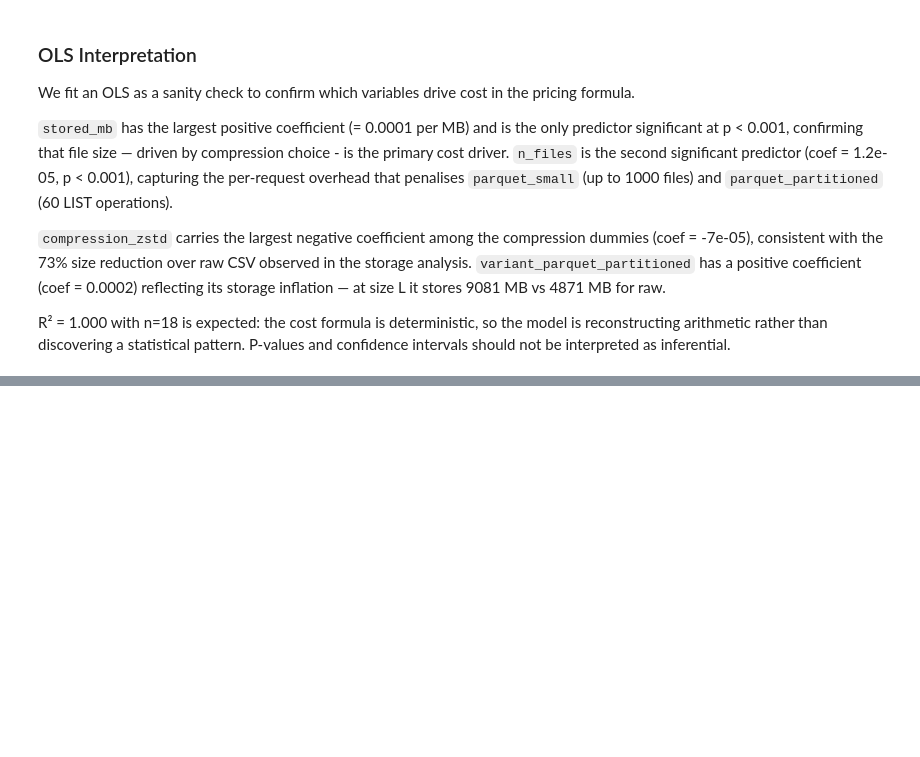
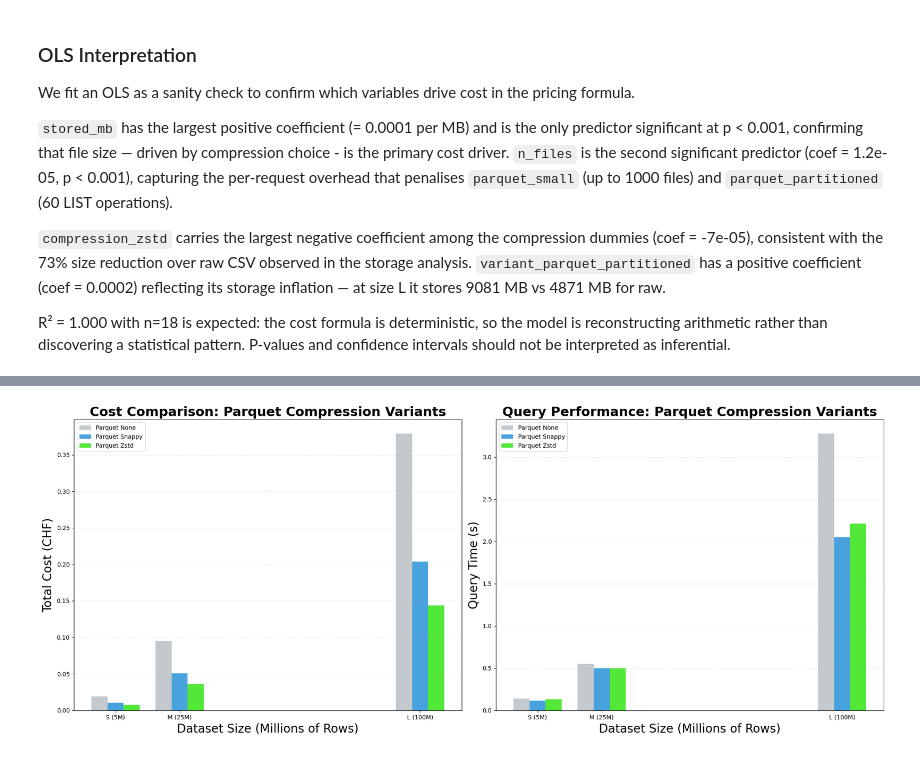
Before and after one commit to a2thesquare/CCBD_Project6, a Jupyter notebook: analysis.ipynb, the cells around one changed output, grey strips where cells are left out. Drawn from its saved outputs; the diff is of its cells as text; code cells hidden in the pictures; blank space fills up the shorter version.

```diff
--- a/analysis.ipynb
+++ b/analysis.ipynb
@@ -297,0 +435,68 @@ P-values and confidence intervals should not be interpreted as inferential.
+# %%
+import pandas as pd
+import matplotlib.pyplot as plt
+import numpy as np
+
+# 1. Load data
+df = pd.read_csv('results.csv')
+
+# 2. Naming logic
+df['full_variant'] = df.apply(
+    lambda x: f"{x['variant']}_{x['compression']}" if pd.notnull(x['compression']) and x['compression'] != ''
+    else x['variant'], axis=1
+)
+
+# 3. Settings
+row_counts = np.array([5, 25, 100])
+labels = ['S (5M)', 'M (25M)', 'L (100M)']
+# We are comparing the three Parquet flavors
+variants = ['parquet_none', 'parquet_snappy', 'parquet_zstd']
+
+# Professional Palettes
+left_colors = ['#bdc3c7', '#3498db', "#3fe622c6"]  # Blue, Green, Orange for Storage
+right_colors = ['#bdc3c7', '#3498db', "#3fe622c6"] # Light Salmon to Dark Salmon for Time
+width = 5
+
+# 4. Create Figure
+fig, (ax1, ax2) = plt.subplots(1, 2, figsize=(20, 8))
+
+# --- LEFT PLOT: STORAGE FOOTPRINT (Blue/Multi Theme) ---
+for i, variant in enumerate(variants):
+    v_data = df[df['full_variant'] == variant].set_index('label').reindex(['S', 'M', 'L'])
+    offset = (i - 1) * width # Centers the middle bar (Snappy) on the tick
+    ax1.bar(row_counts + offset, v_data['total_chf'], width,
+            label=variant.replace('_', ' ').title(), color=left_colors[i], alpha=0.9)
+
+# Trend line for the best performer (Zstd)
+zstd_s_trend = df[df['full_variant'] == 'parquet_zstd'].set_index('label').reindex(['S', 'M', 'L'])['total_chf']
+
+ax1.set_title('Cost Comparison: Parquet Compression Variants', fontsize=22, fontweight='bold')
+ax1.set_ylabel('Total Cost (CHF)', fontsize=20)
+ax1.set_xlabel('Dataset Size (Millions of Rows)', fontsize=20)
+ax1.set_xticks(row_counts)
+ax1.set_xticklabels(labels)
+ax1.legend()
+ax1.grid(axis='y', linestyle='--', alpha=0.3)
+
+# --- RIGHT PLOT: QUERY TIME (Salmon Theme) ---
+for i, variant in enumerate(variants):
+    v_data = df[df['full_variant'] == variant].set_index('label').reindex(['S', 'M', 'L'])
+    offset = (i - 1) * width
+    ax2.bar(row_counts + offset, v_data['query_time_s'], width,
+            label=variant.replace('_', ' ').title(), color=right_colors[i], alpha=0.9)
+
+# Trend line for the best performer (Zstd)
+zstd_t_trend = df[df['full_variant'] == 'parquet_zstd'].set_index('label').reindex(['S', 'M', 'L'])['query_time_s']
+
+ax2.set_title('Query Performance: Parquet Compression Variants', fontsize=22, fontweight='bold')
+ax2.set_ylabel('Query Time (s)', fontsize=20)
+ax2.set_xlabel('Dataset Size (Millions of Rows)', fontsize=20)
+ax2.set_xticks(row_counts)
+ax2.set_xticklabels(labels)
+ax2.legend()
+ax2.grid(axis='y', linestyle='--', alpha=0.3)
+
+plt.tight_layout()
+plt.show()
+# %% [output]
+[figure, added]
```
Also changed, not shown: parts of 13 cells of this notebook, 1 other file.
